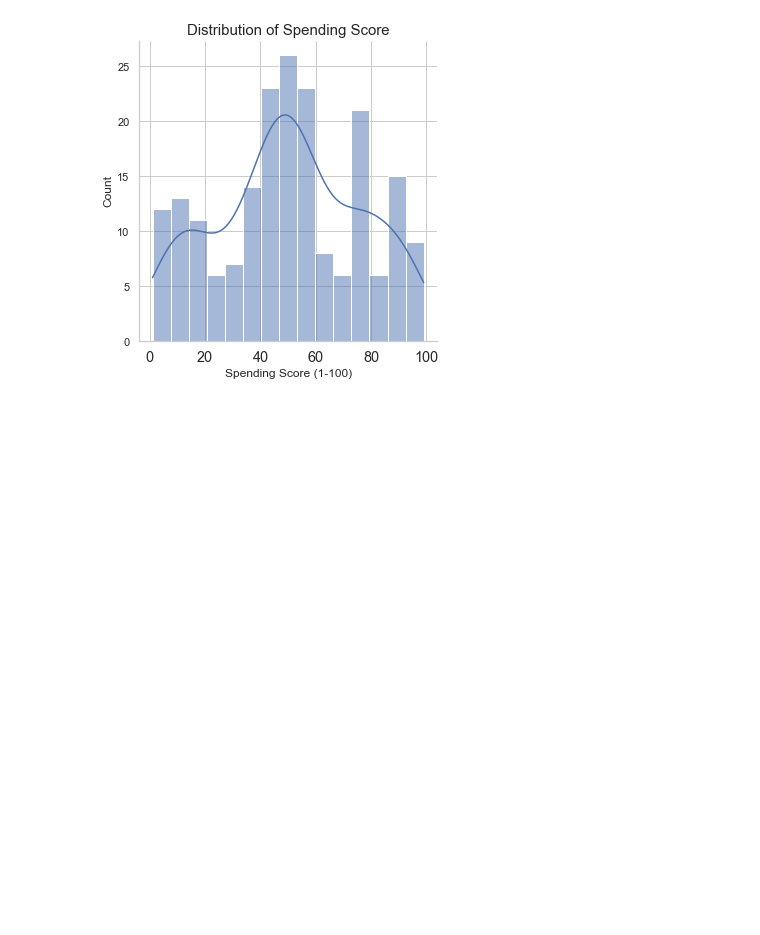
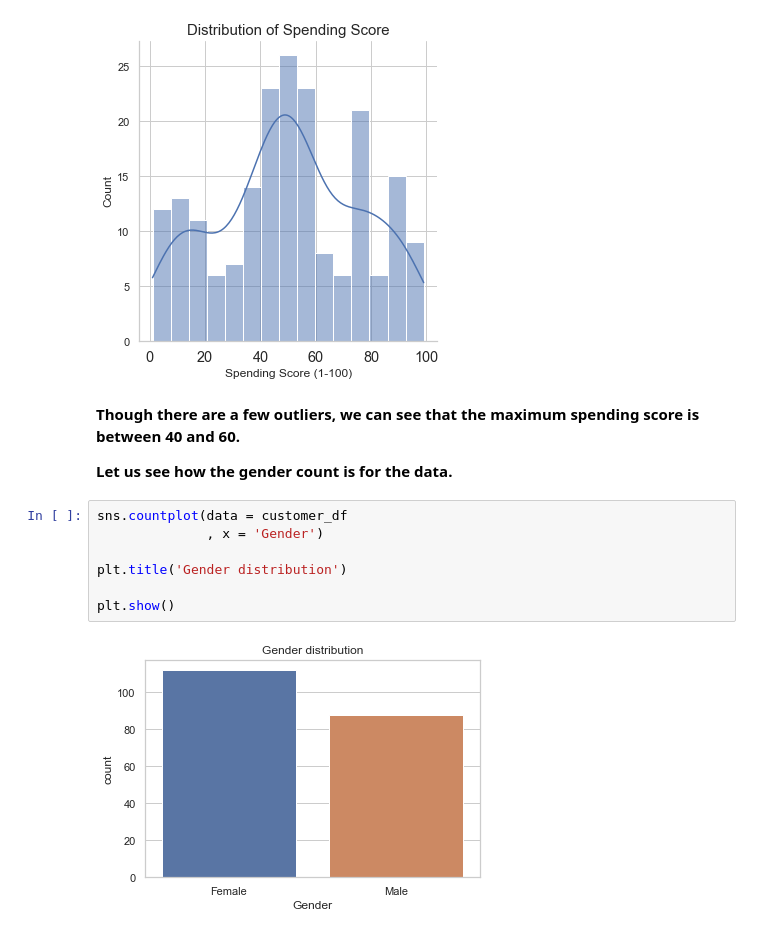
Before and after one commit to ayg15/mall-customer-segmentation, a Jupyter notebook: Mall Customer Segmentation.ipynb, the cells around one changed output. Cells and saved outputs as stored; diff of their text form; blank space fills up the shorter version.

Commit message:
Added displots and scatterplots

```diff
--- a/Mall Customer Segmentation.ipynb
+++ b/Mall Customer Segmentation.ipynb
@@ -166,3 +166,16 @@ plt.title('Distribution of Spending Score'
 plt.show()
 # %% [output]
 [figure]
+# %% [markdown]
+**Though there are a few outliers, we can see that the maximum spending score is between 40 and 60.**
+
+**Let us see how the gender count is for the data.**
+# %%
+sns.countplot(data = customer_df
+              , x = 'Gender')
+
+plt.title('Gender distribution')
+
+plt.show()
+# %% [output]
+[figure, added]
```
Also changed, not shown: parts of 6 cells of this notebook.
